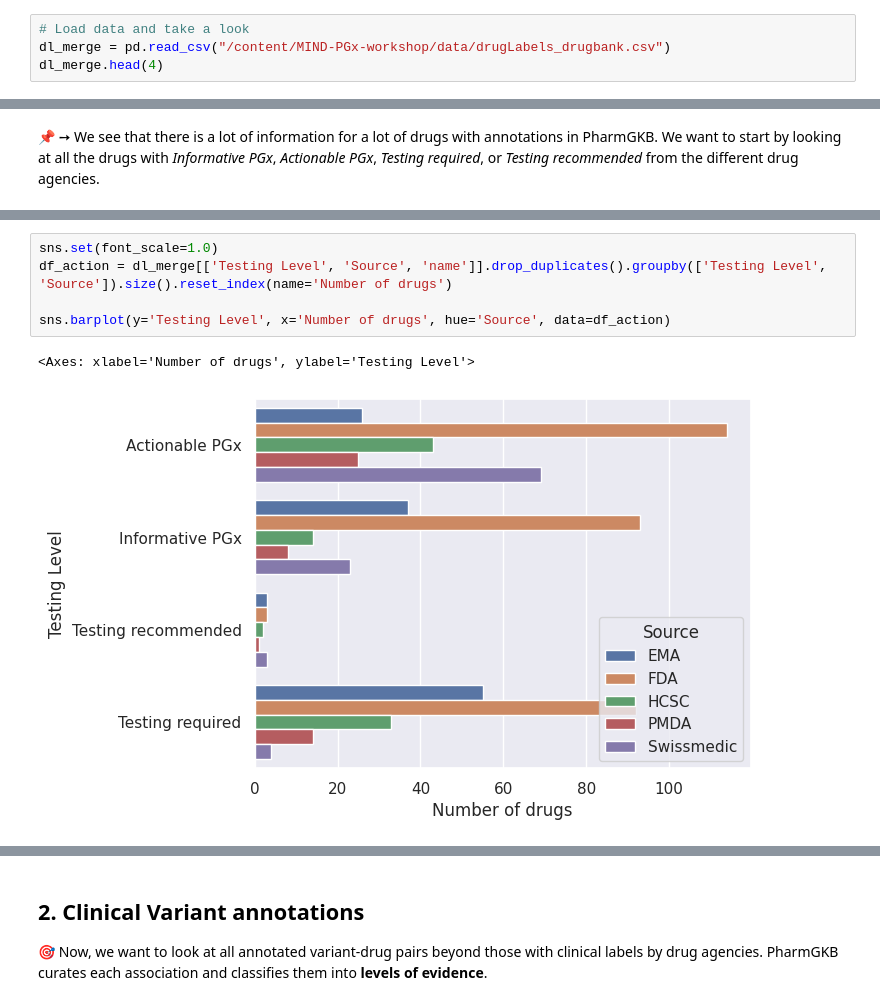
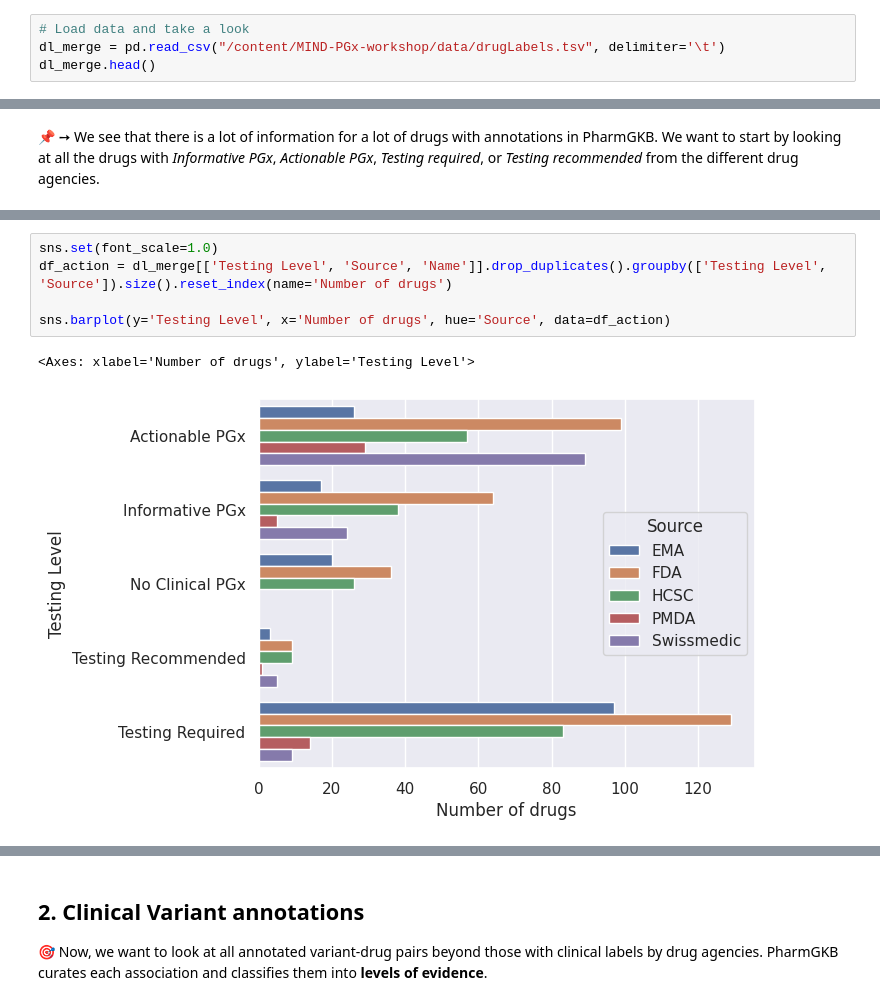
Before and after one commit to AlexanderHauser/MIND-PGx-workshop, a Jupyter notebook: pharmacogenomics.ipynb, the cells around one changed output, grey strips where cells are left out. Saved outputs shown, nothing was run; the diff lists cells and outputs as text.

Commit message:
Updated Drug Label annotations

```diff
--- a/pharmacogenomics.ipynb
+++ b/pharmacogenomics.ipynb
@@ -115,5 +115,5 @@ Successfully installed py3Dmol-2.0.3
 # %%
 # Load data and take a look
-dl_merge = pd.read_csv("/content/MIND-PGx-workshop/data/drugLabels_drugbank.csv")
-dl_merge.head(4)
+dl_merge = pd.read_csv("/content/MIND-PGx-workshop/data/drugLabels.tsv", delimiter='\t')
+dl_merge.head()
 # %% [output]
@@ -161,10 +163,10 @@ The label contains information stating that particular gene/protein/chromosomal
 🎯 So let's look how many drugs fall into which category:
 # %%
 sns.set(font_scale=1.0)
-df_action = dl_merge[['Testing Level', 'Source', 'name']].drop_duplicates().groupby(['Testing Level', 'Source']).size().reset_index(name='Number of drugs')
+df_action = dl_merge[['Testing Level', 'Source', 'Name']].drop_duplicates().groupby(['Testing Level', 'Source']).size().reset_index(name='Number of drugs')
 
 sns.barplot(y='Testing Level', x='Number of drugs', hue='Source', data=df_action)
 # %% [output]
 <Axes: xlabel='Number of drugs', ylabel='Testing Level'>
-[figure, old version]
+[figure, new version]
 # %% [markdown]
```
Also changed, not shown: parts of 12 cells of this notebook.
